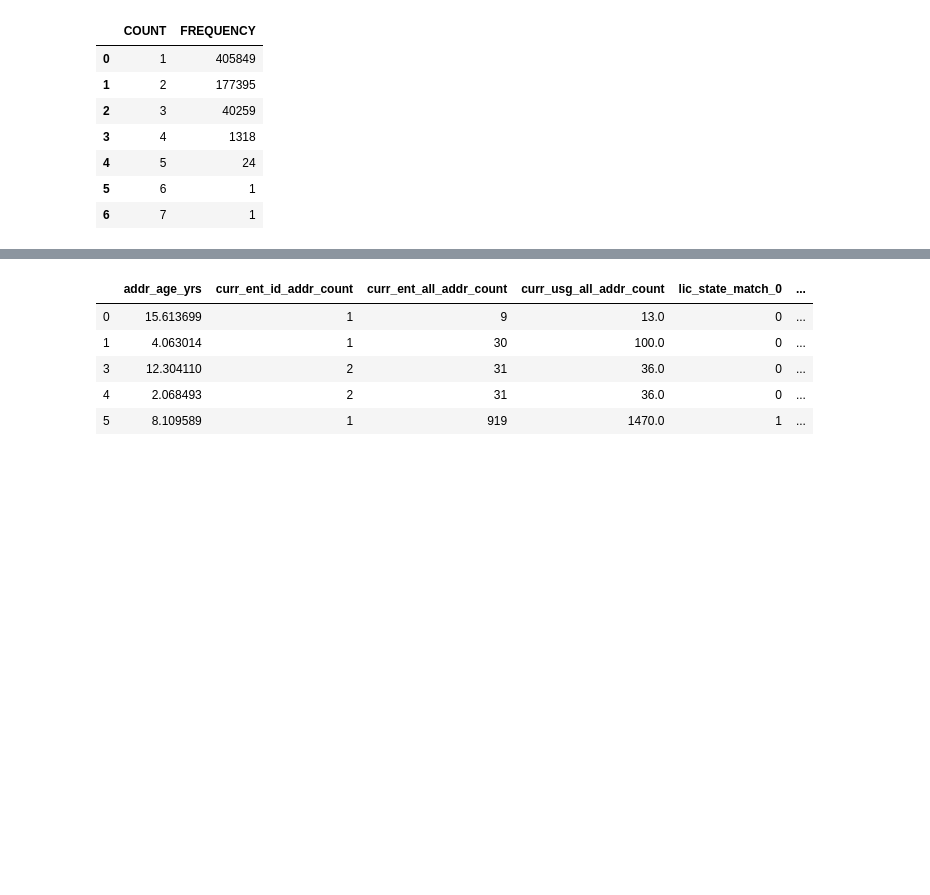
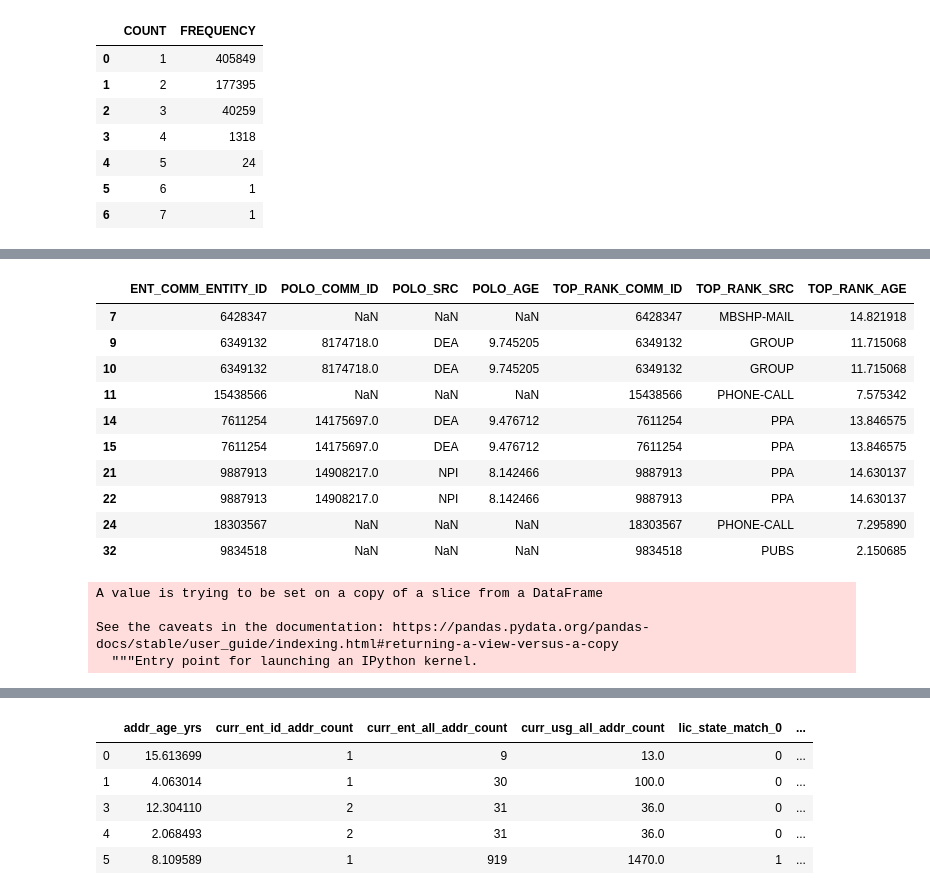
Before and after one commit to AMADataLabs/Core, a Jupyter notebook: Sandbox/PoloRankModel/ScoreAnalysis.ipynb, the cells around one changed output, grey strips where cells are left out. Saved outputs shown, nothing was run; the diff lists cells and outputs as text; code cells hidden in the pictures; blank space fills up the shorter version.

```diff
--- a/Sandbox/PoloRankModel/ScoreAnalysis.ipynb
+++ b/Sandbox/PoloRankModel/ScoreAnalysis.ipynb
@@ -266,0 +497,4 @@ addr_count_freq_hist.to_csv(analysis_dir + 'addr_count_freq_hist.csv')
+# %%
+results.columns = ['ENT_COMM_ENTITY_ID',
+                   'POLO_COMM_ID', 'POLO_SRC', 'POLO_AGE',
+                   'TOP_RANK_COMM_ID', 'TOP_RANK_SRC', 'TOP_RANK_AGE']
@@ -266,0 +524,2 @@ addr_count_freq_hist.to_csv(analysis_dir + 'addr_count_freq_hist.csv')
+# %%
+mismatch = results[results['TOP_RANK_COMM_ID'] != results['POLO_COMM_ID']]
@@ -266,0 +546,21 @@ addr_count_freq_hist.to_csv(analysis_dir + 'addr_count_freq_hist.csv')
+# %%
+mismatch.head(10)
+# %% [output]
+|  | ENT_COMM_ENTITY_ID | POLO_COMM_ID | POLO_SRC | POLO_AGE | TOP_RANK_COMM_ID | TOP_RANK_SRC | TOP_RANK_AGE |
+| 7 | 6428347 | NaN | NaN | NaN | 6428347 | MBSHP-MAIL | 14.821918 |
+| 9 | 6349132 | 8174718.0 | DEA | 9.745205 | 6349132 | GROUP | 11.715068 |
+| 10 | 6349132 | 8174718.0 | DEA | 9.745205 | 6349132 | GROUP | 11.715068 |
+| 11 | 15438566 | NaN | NaN | NaN | 15438566 | PHONE-CALL | 7.575342 |
+| 14 | 7611254 | 14175697.0 | DEA | 9.476712 | 7611254 | PPA | 13.846575 |
+| 15 | 7611254 | 14175697.0 | DEA | 9.476712 | 7611254 | PPA | 13.846575 |
+| 21 | 9887913 | 14908217.0 | NPI | 8.142466 | 9887913 | PPA | 14.630137 |
+| 22 | 9887913 | 14908217.0 | NPI | 8.142466 | 9887913 | PPA | 14.630137 |
+| 24 | 18303567 | NaN | NaN | NaN | 18303567 | PHONE-CALL | 7.295890 |
+| 32 | 9834518 | NaN | NaN | NaN | 9834518 | PUBS | 2.150685 |
+# %%
+mismatch.dropna(subset=['POLO_COMM_ID'], inplace=True)
+# %% [output]
+A value is trying to be set on a copy of a slice from a DataFrame
+
+See the caveats in the documentation: https://pandas.pydata.org/pandas-docs/stable/user_guide/indexing.html#returning-a-view-versus-a-copy
+  """Entry point for launching an IPython kernel.
```
Also changed, not shown: parts of 41 cells of this notebook.
